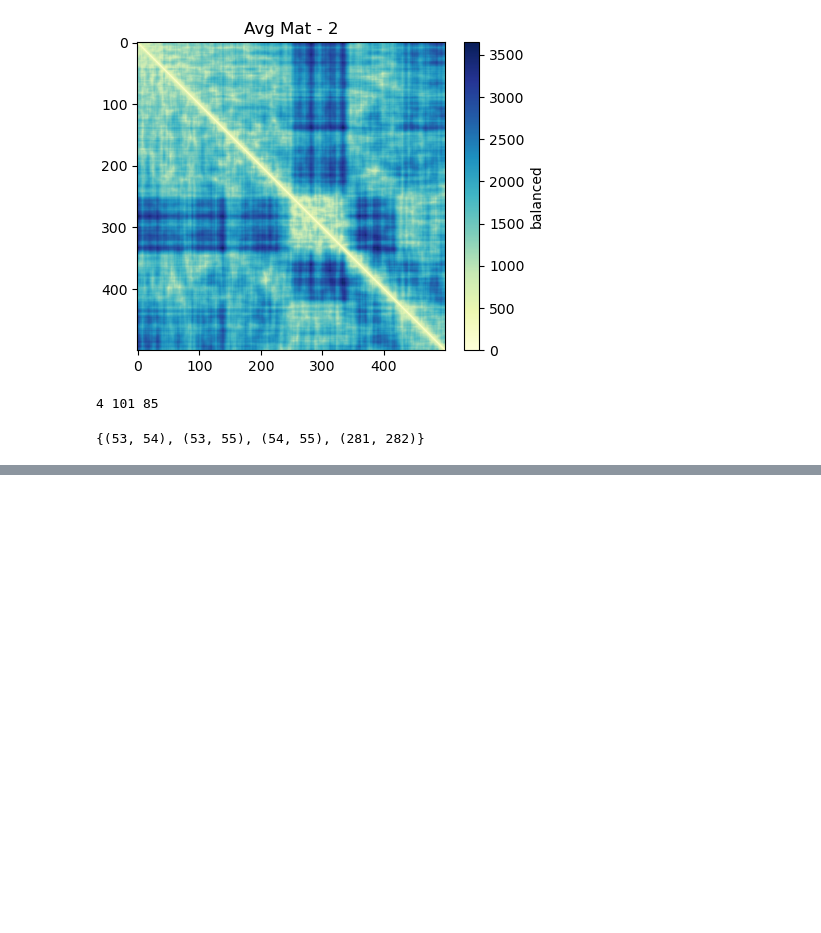
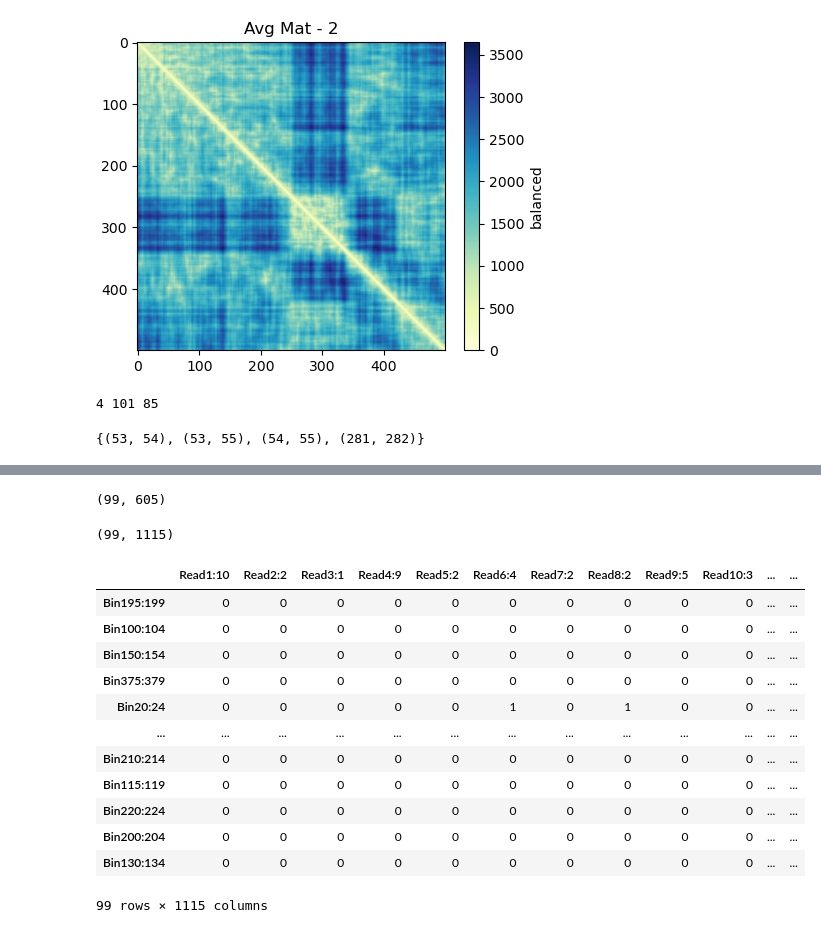
Before and after one commit to noush-joglekar/sporeC_prelim, a Jupyter notebook: scripts/jupyterNB/generateIncMatrix_fromChains.ipynb, the cells around one changed output, grey strips where cells are left out. Saved outputs shown, nothing was run; the diff lists cells and outputs as text; code cells hidden in the pictures; blank space fills up the shorter version.

```diff
--- a/scripts/jupyterNB/generateIncMatrix_fromChains.ipynb
+++ b/scripts/jupyterNB/generateIncMatrix_fromChains.ipynb
@@ -257,0 +332,19 @@ common_elements
+# %%
+def dictToDF(hpDict):
+    indices = list(set(flatten([key.split('_') for key in hpDict.keys()])))
+    columns = []
+    colnames = []
+    counter = 0
+
+    for key, value in hpDict.items():
+        counter+=1
+        col_ix = key.split('_')
+        column = pd.Series([0] * len(indices),index = indices)  # Initialize row with zeros
+        column[col_ix] = 1
+        colName = f"Read{counter}:{value}"
+        colnames.append(colName)
+        columns.append(column)
+
+    df = pd.concat(columns,axis=1)
+    df.columns = colnames
+    return(df)
@@ -257,0 +356,5 @@ common_elements
+# %%
+chains1_new = dictToDF(chains1_dict)
+chains1_new.shape
+# %% [output]
+(99, 605)
@@ -257,0 +367,22 @@ common_elements
+# %%
+fullDF = dictToDF(result_dict)
+# %%
+fullDF.shape
+# %% [output]
+(99, 1115)
+# %%
+fullDF
+# %% [output]
+|  | Read1:10 | Read2:2 | Read3:1 | Read4:9 | Read5:2 | Read6:4 | Read7:2 | Read8:2 | Read9:5 | Read10:3 | ... | ... |
+| Bin195:199 | 0 | 0 | 0 | 0 | 0 | 0 | 0 | 0 | 0 | 0 | ... | ... |
+| Bin100:104 | 0 | 0 | 0 | 0 | 0 | 0 | 0 | 0 | 0 | 0 | ... | ... |
+| Bin150:154 | 0 | 0 | 0 | 0 | 0 | 0 | 0 | 0 | 0 | 0 | ... | ... |
+| Bin375:379 | 0 | 0 | 0 | 0 | 0 | 0 | 0 | 0 | 0 | 0 | ... | ... |
+| Bin20:24 | 0 | 0 | 0 | 0 | 0 | 1 | 0 | 1 | 0 | 0 | ... | ... |
+| ... | ... | ... | ... | ... | ... | ... | ... | ... | ... | ... | ... | ... |
+| Bin210:214 | 0 | 0 | 0 | 0 | 0 | 0 | 0 | 0 | 0 | 0 | ... | ... |
+| Bin115:119 | 0 | 0 | 0 | 0 | 0 | 0 | 0 | 0 | 0 | 0 | ... | ... |
+| Bin220:224 | 0 | 0 | 0 | 0 | 0 | 0 | 0 | 0 | 0 | 0 | ... | ... |
+| Bin200:204 | 0 | 0 | 0 | 0 | 0 | 0 | 0 | 0 | 0 | 0 | ... | ... |
+| Bin130:134 | 0 | 0 | 0 | 0 | 0 | 0 | 0 | 0 | 0 | 0 | ... | ... |
+99 rows × 1115 columns
```
Also changed, not shown: parts of 14 cells of this notebook.
